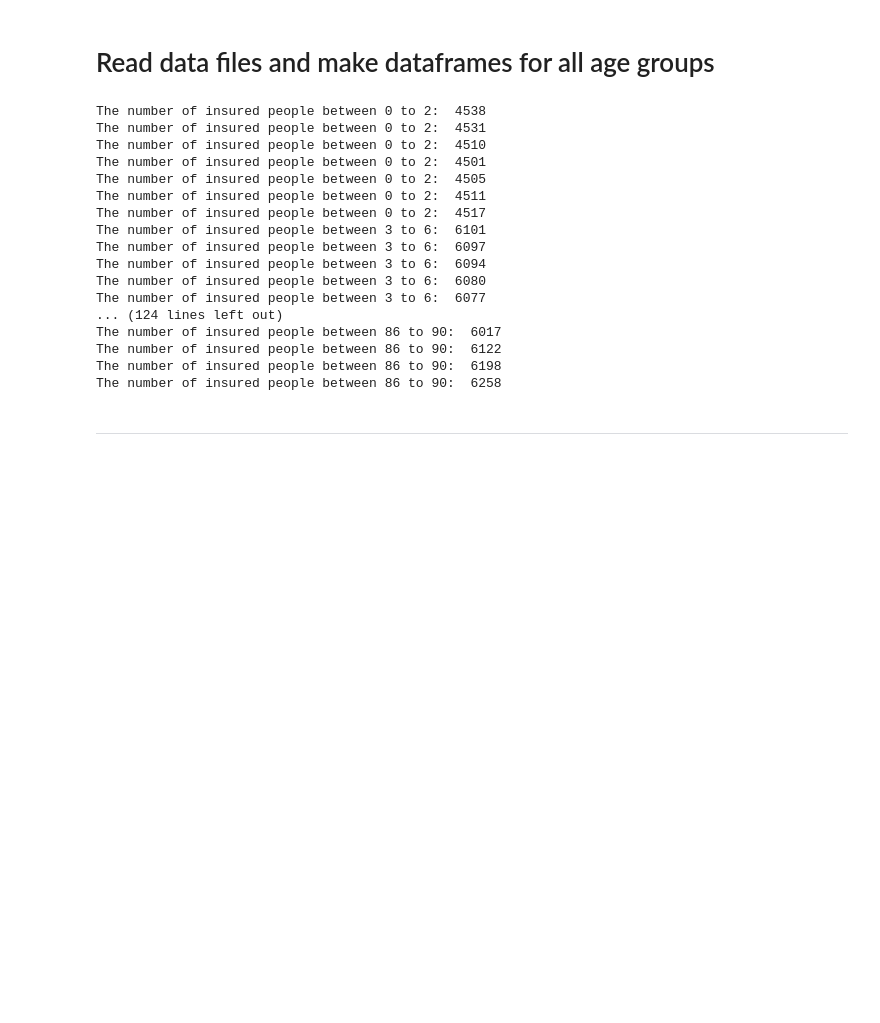
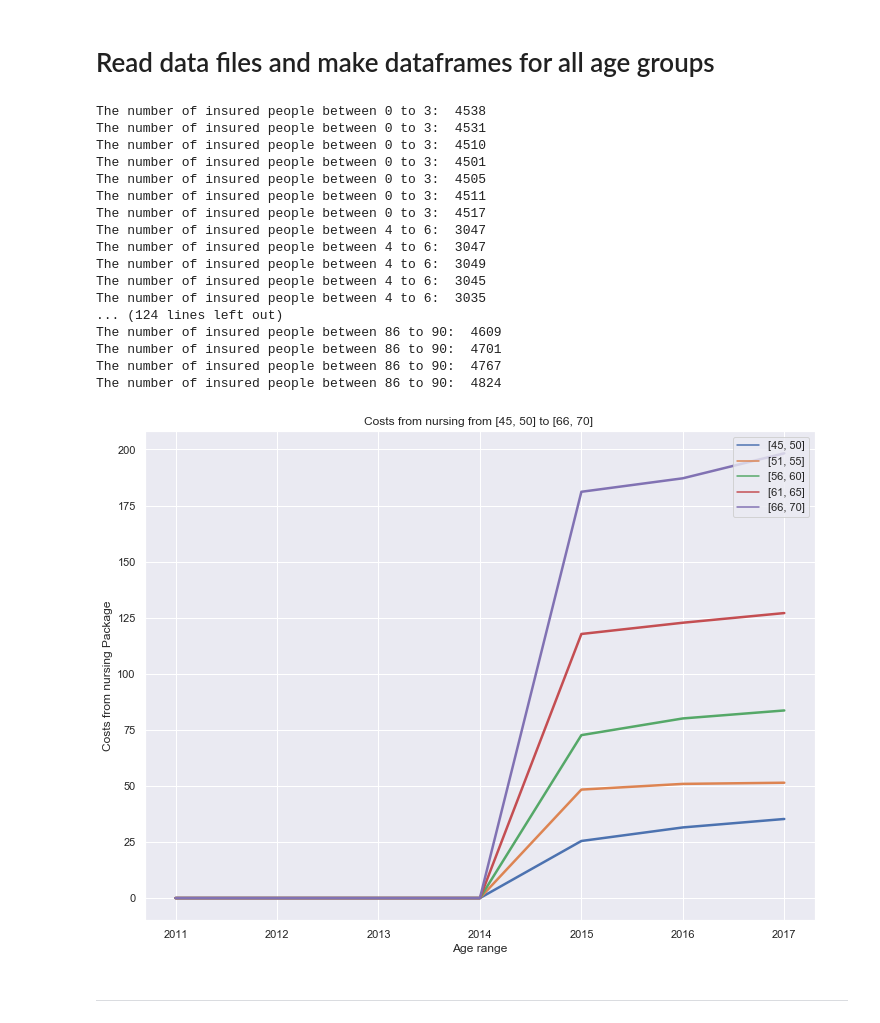
Before and after one commit to sunchang0124/DutchHealthcareCost, a Jupyter notebook: analysis_OverYears.ipynb, the cells around one changed output. Cells and saved outputs as stored; diff of their text form; code cells hidden in the pictures; blank space fills up the shorter version.

```diff
--- a/analysis_OverYears.ipynb
+++ b/analysis_OverYears.ipynb
@@ -25,12 +25,13 @@ name_col = ["SEX", "BSNs", "Postcode", "Insured_year","medical_specialist", "GP_
             "abroad","paramedical_phy","paramedical_others", "others","rehabilitation","nursing",\
             "firstLinePsy","secondLineGGZ","specialGGZ","basicGGZ","longGGZ"]
 
-ageRange = [[0,2],[3,6],[7,10],[11,14],[15,18],[19,22],[23,26],[27,30],[31,34],[35,39],\
+ageRange = [[0,3],[4,6],[7,10],[11,14],[15,18],[19,22],[23,26],[27,30],[31,34],[35,39],\
             [40,44],[45,50],[51,55],[56,60],[61,65],[66,70],[71,75],[76,80],[81,85],[86,90]]
 
-ageRange_string = ['[0, 2]','[3, 6]','[7, 10]','[11, 14]','[15, 18]','[19, 22]','[23, 26]',\
-                   '[27, 30]','[31, 34]','[35, 39]','[40, 44]','[45, 50]','[51, 55]','[56, 60]',\
-                   '[61, 65]','[66, 70]','[71, 75]','[76, 80]','[81, 85]','[86, 90]']
+# ageRange = [[0,3],[4,6],[7,10],[11,14],[15,18],[19,22],[23,26],[27,30]]
+ageRange_string = []
+for i in ageRange:
+    ageRange_string.append(str(i))
 
 postcode = 'ALL'
 # %% [markdown]
@@ -56,23 +57,32 @@ for i in range(0,len(ageRange)):
         df_mean_byYear[str(year)] = temp_df.mean()
     df_mean_allYears[ageRange_string[i]] = df_mean_byYear
 # %% [output]
-The number of insured people between 0 to 2:  4538
-The number of insured people between 0 to 2:  4531
-The number of insured people between 0 to 2:  4510
-The number of insured people between 0 to 2:  4501
-The number of insured people between 0 to 2:  4505
-The number of insured people between 0 to 2:  4511
-The number of insured people between 0 to 2:  4517
-The number of insured people between 3 to 6:  6101
-The number of insured people between 3 to 6:  6097
-The number of insured people between 3 to 6:  6094
-The number of insured people between 3 to 6:  6080
-The number of insured people between 3 to 6:  6077
+The number of insured people between 0 to 3:  4538
+The number of insured people between 0 to 3:  4531
+The number of insured people between 0 to 3:  4510
+The number of insured people between 0 to 3:  4501
+The number of insured people between 0 to 3:  4505
+The number of insured people between 0 to 3:  4511
+The number of insured people between 0 to 3:  4517
+The number of insured people between 4 to 6:  3047
+The number of insured people between 4 to 6:  3047
+The number of insured people between 4 to 6:  3049
+The number of insured people between 4 to 6:  3045
+The number of insured people between 4 to 6:  3035
 ... (124 lines left out)
-The number of insured people between 86 to 90:  6017
-The number of insured people between 86 to 90:  6122
-The number of insured people between 86 to 90:  6198
-The number of insured people between 86 to 90:  6258
+The number of insured people between 86 to 90:  4609
+The number of insured people between 86 to 90:  4701
+The number of insured people between 86 to 90:  4767
+The number of insured people between 86 to 90:  4824
+# %%
+start_ageGroup = 11
+end_ageGroup = 16
+one_cate = "nursing"
+# Sumcost_line (df_mean_allYears,ageRange_string, start_ageGroup, end_ageGroup)
+Catcost_line(df_mean_allYears,ageRange_string, start_ageGroup, end_ageGroup, one_cate)
+# Catcost_heatmap(df_mean_allYears,ageRange_string,years,categories,one_cate)
+# %% [output]
+[figure, added]
 # %% [markdown]
 ******
 # %% [markdown]
```
Also changed, not shown: parts of 8 cells of this notebook, 11 other files.
